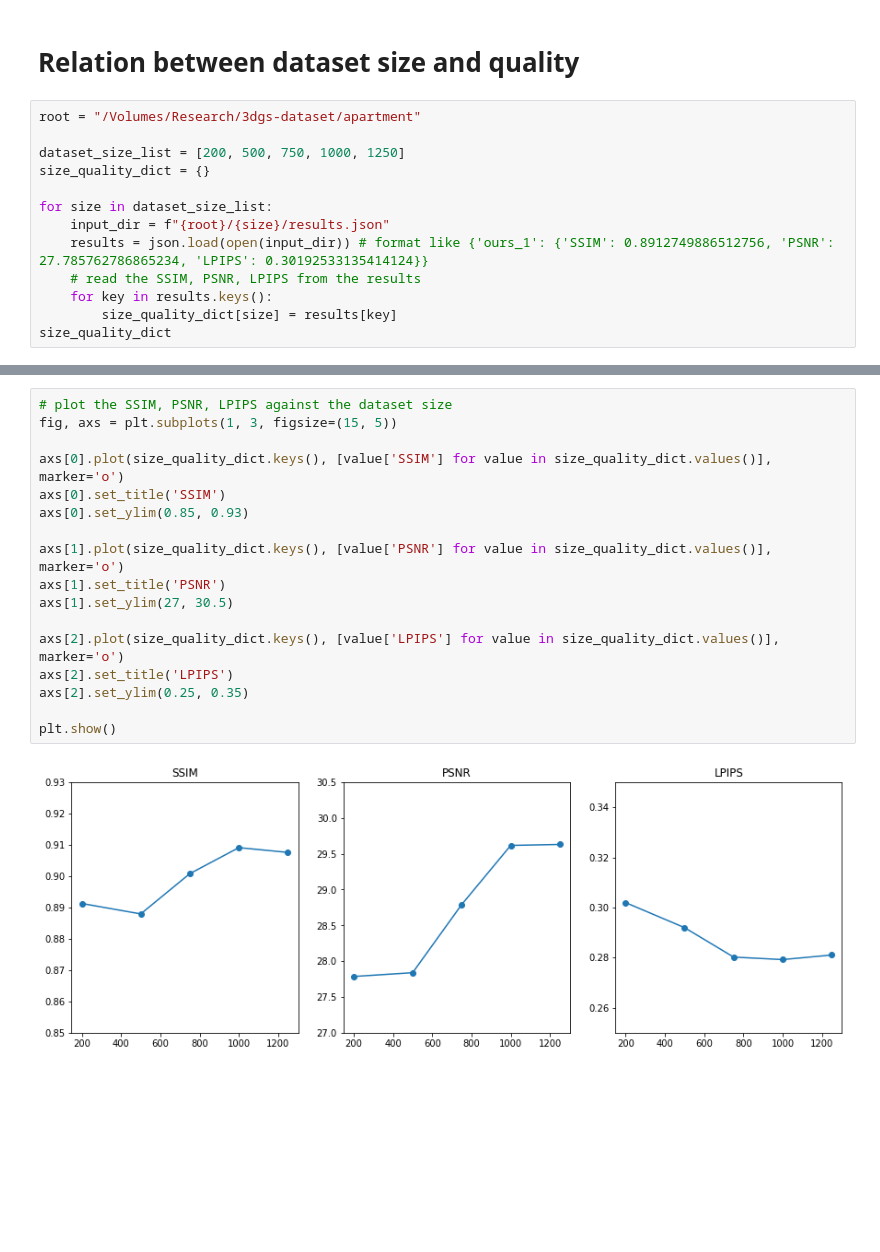
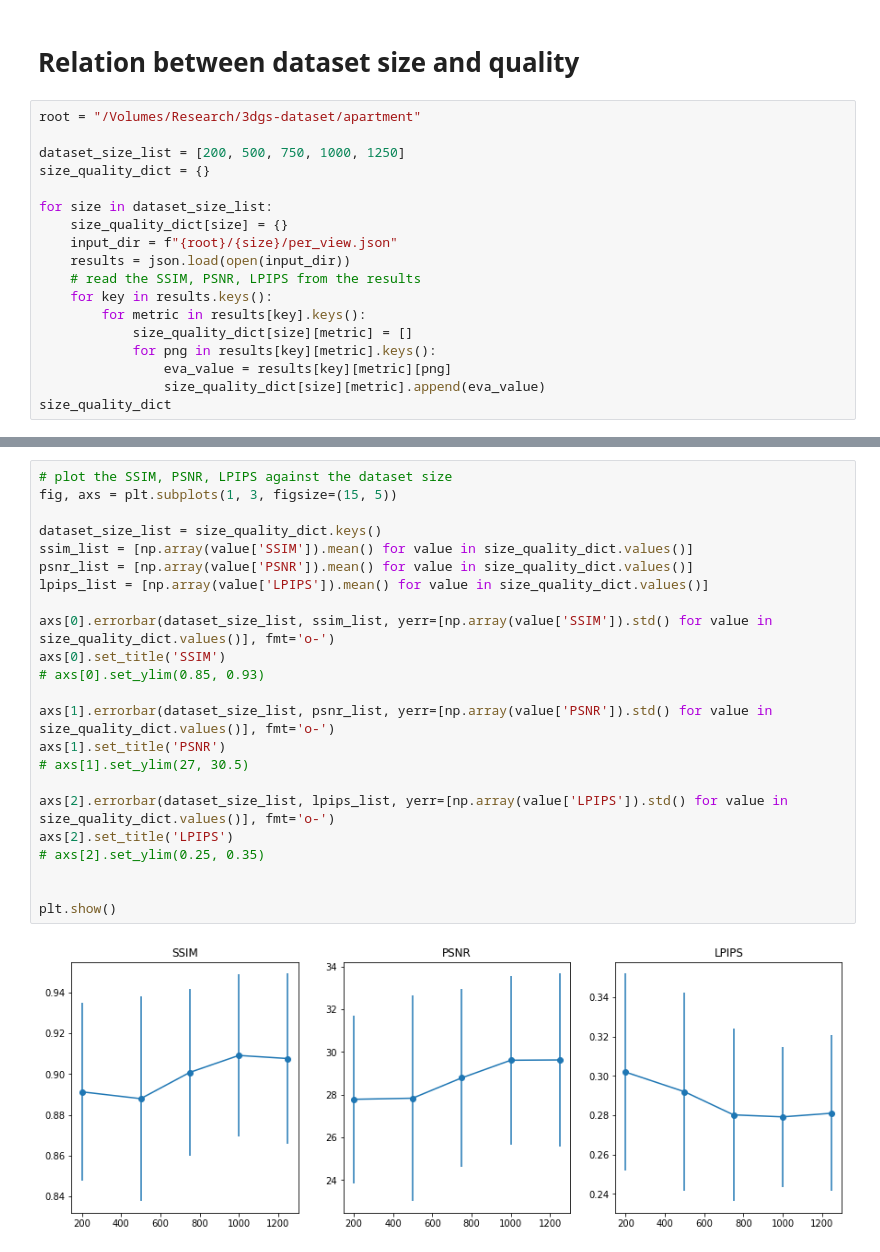
Before and after one commit to Shiyuang-scu/gaussian-splatting, a Jupyter notebook: script.ipynb, the cells around one changed output, grey strips where cells are left out. Drawn from its saved outputs; the diff is of its cells as text; blank space fills up the shorter version.

```diff
--- a/script.ipynb
+++ b/script.ipynb
@@ -300,10 +300,15 @@ dataset_size_list = [200, 500, 750, 1000, 1250]
 size_quality_dict = {}
 
 for size in dataset_size_list:
-    input_dir = f"{root}/{size}/results.json"
-    results = json.load(open(input_dir)) # format like {'ours_1': {'SSIM': 0.8912749886512756, 'PSNR': 27.785762786865234, 'LPIPS': 0.30192533135414124}}
+    size_quality_dict[size] = {}
+    input_dir = f"{root}/{size}/per_view.json"
+    results = json.load(open(input_dir))
     # read the SSIM, PSNR, LPIPS from the results
     for key in results.keys():
-        size_quality_dict[size] = results[key]
+        for metric in results[key].keys():
+            size_quality_dict[size][metric] = []
+            for png in results[key][metric].keys():
+                eva_value = results[key][metric][png]
+                size_quality_dict[size][metric].append(eva_value)
 size_quality_dict
 # %% [output]
@@ -325,19 +361,25 @@ size_quality_dict
 # %%
 # plot the SSIM, PSNR, LPIPS against the dataset size
 fig, axs = plt.subplots(1, 3, figsize=(15, 5))
 
-axs[0].plot(size_quality_dict.keys(), [value['SSIM'] for value in size_quality_dict.values()], marker='o')
+dataset_size_list = size_quality_dict.keys()
+ssim_list = [np.array(value['SSIM']).mean() for value in size_quality_dict.values()]
+psnr_list = [np.array(value['PSNR']).mean() for value in size_quality_dict.values()]
+lpips_list = [np.array(value['LPIPS']).mean() for value in size_quality_dict.values()]
+
+axs[0].errorbar(dataset_size_list, ssim_list, yerr=[np.array(value['SSIM']).std() for value in size_quality_dict.values()], fmt='o-')
 axs[0].set_title('SSIM')
-axs[0].set_ylim(0.85, 0.93)
+# axs[0].set_ylim(0.85, 0.93)
 
-axs[1].plot(size_quality_dict.keys(), [value['PSNR'] for value in size_quality_dict.values()], marker='o')
+axs[1].errorbar(dataset_size_list, psnr_list, yerr=[np.array(value['PSNR']).std() for value in size_quality_dict.values()], fmt='o-')
 axs[1].set_title('PSNR')
-axs[1].set_ylim(27, 30.5)
+# axs[1].set_ylim(27, 30.5)
 
-axs[2].plot(size_quality_dict.keys(), [value['LPIPS'] for value in size_quality_dict.values()], marker='o')
+axs[2].errorbar(dataset_size_list, lpips_list, yerr=[np.array(value['LPIPS']).std() for value in size_quality_dict.values()], fmt='o-')
 axs[2].set_title('LPIPS')
-axs[2].set_ylim(0.25, 0.35)
+# axs[2].set_ylim(0.25, 0.35)
+
 
 plt.show()
 # %% [output]
-[figure, old version]
+[figure, new version]
```
Also changed, not shown: parts of 3 cells of this notebook, 1 other file.
